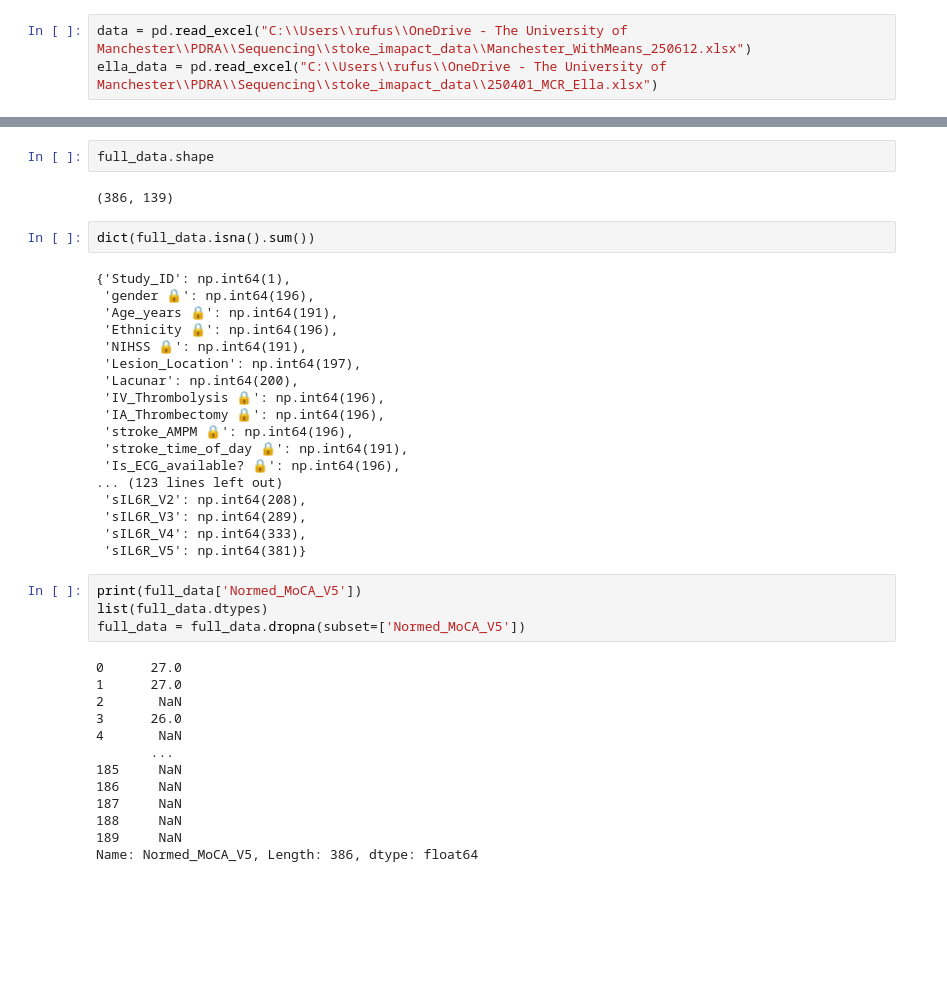
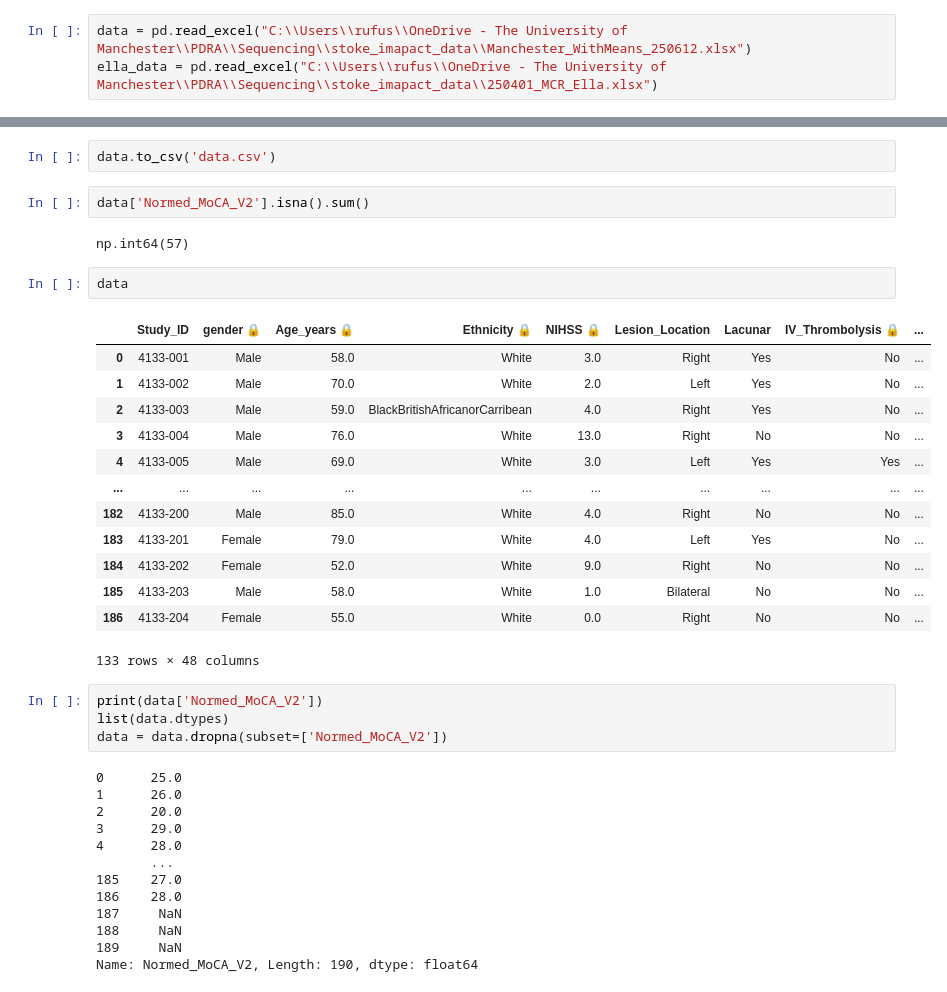
Before and after one commit to happyhypocrite/Stroke-PT, a Jupyter notebook: src/main.ipynb, the cells around one changed output, grey strips where cells are left out. Cells and saved outputs as stored; diff of their text form; blank space fills up the shorter version.

```diff
--- a/src/main.ipynb
+++ b/src/main.ipynb
@@ -165,42 +216,40 @@ full_data = full_data.drop(columns=col_to_remove)
-# %%
-full_data.shape
-# %% [output]
-(386, 139)
+# %%
+data.to_csv('data.csv')
 # %%
-dict(full_data.isna().sum())
+data['Normed_MoCA_V2'].isna().sum()
 # %% [output]
-{'Study_ID': np.int64(1),
- 'gender 🔒': np.int64(196),
- 'Age_years 🔒': np.int64(191),
- 'Ethnicity 🔒': np.int64(196),
- 'NIHSS 🔒': np.int64(191),
- 'Lesion_Location': np.int64(197),
- 'Lacunar': np.int64(200),
- 'IV_Thrombolysis 🔒': np.int64(196),
- 'IA_Thrombectomy 🔒': np.int64(196),
- 'stroke_AMPM 🔒': np.int64(196),
- 'stroke_time_of_day 🔒': np.int64(191),
- 'Is_ECG_available? 🔒': np.int64(196),
-... (123 lines left out)
- 'sIL6R_V2': np.int64(208),
- 'sIL6R_V3': np.int64(289),
- 'sIL6R_V4': np.int64(333),
- 'sIL6R_V5': np.int64(381)}
+np.int64(57)
+# %%
+data
+# %% [output]
+|  | Study_ID | gender 🔒 | Age_years 🔒 | Ethnicity 🔒 | NIHSS 🔒 | Lesion_Location | Lacunar | IV_Thrombolysis 🔒 | ... |
+| 0 | 4133-001 | Male | 58.0 | White | 3.0 | Right | Yes | No | ... |
+| 1 | 4133-002 | Male | 70.0 | White | 2.0 | Left | Yes | No | ... |
+| 2 | 4133-003 | Male | 59.0 | BlackBritishAfricanorCarribean | 4.0 | Right | Yes | No | ... |
+| 3 | 4133-004 | Male | 76.0 | White | 13.0 | Right | No | No | ... |
+| 4 | 4133-005 | Male | 69.0 | White | 3.0 | Left | Yes | Yes | ... |
+| ... | ... | ... | ... | ... | ... | ... | ... | ... | ... |
+| 182 | 4133-200 | Male | 85.0 | White | 4.0 | Right | No | No | ... |
+| 183 | 4133-201 | Female | 79.0 | White | 4.0 | Left | Yes | No | ... |
+| 184 | 4133-202 | Female | 52.0 | White | 9.0 | Right | No | No | ... |
+| 185 | 4133-203 | Male | 58.0 | White | 1.0 | Bilateral | No | No | ... |
+| 186 | 4133-204 | Female | 55.0 | White | 0.0 | Right | No | No | ... |
+133 rows × 48 columns
 # %%
-print(full_data['Normed_MoCA_V5'])
-list(full_data.dtypes)
-full_data = full_data.dropna(subset=['Normed_MoCA_V5'])
+print(data['Normed_MoCA_V2'])
+list(data.dtypes)
+data = data.dropna(subset=['Normed_MoCA_V2'])
 # %% [output]
-0      27.0
-1      27.0
-2       NaN
-3      26.0
-4       NaN
+0      25.0
+1      26.0
+2      20.0
+3      29.0
+4      28.0
        ...
-185     NaN
-186     NaN
+185    27.0
+186    28.0
 187     NaN
 188     NaN
 189     NaN
-Name: Normed_MoCA_V5, Length: 386, dtype: float64
+Name: Normed_MoCA_V2, Length: 190, dtype: float64
 # %%
```
Also changed, not shown: parts of 18 cells of this notebook, 3 other files.
